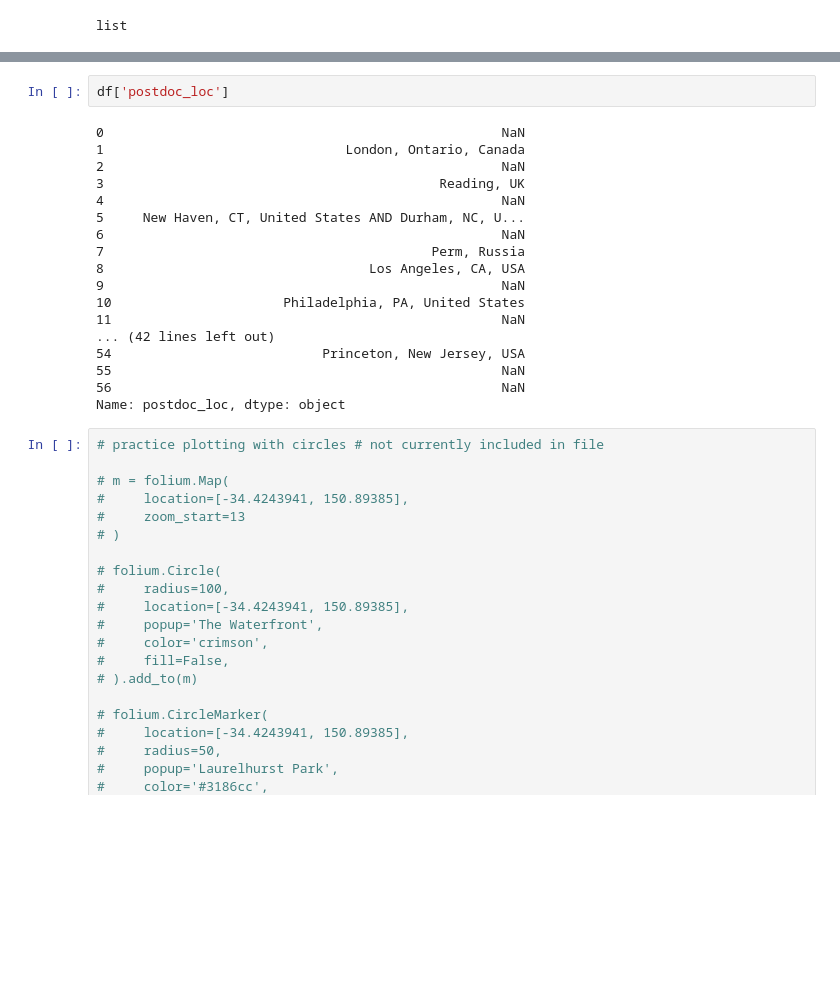
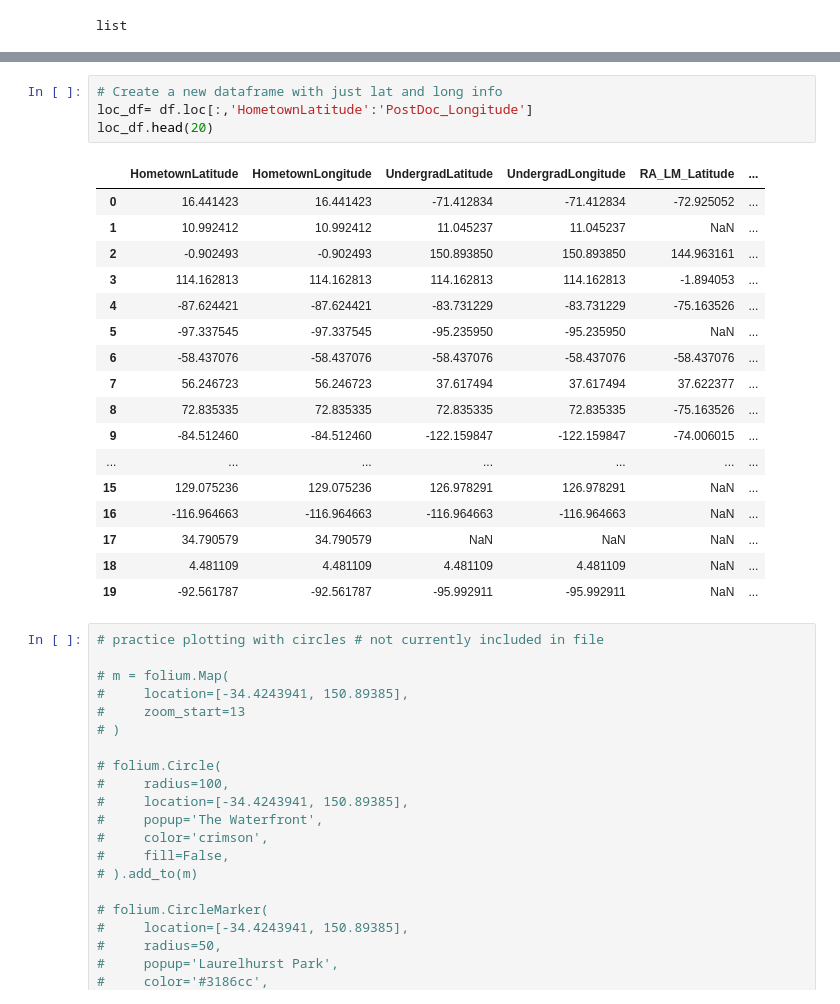
Before and after one commit to g14r/neurohackmap, a Jupyter notebook: Neuromap_code.ipynb, the cells around one changed output, grey strips where cells are left out. Cells and saved outputs as stored; diff of their text form; blank space fills up the shorter version.

Commit message:
code for making lat and long table for antonija

```diff
--- a/Neuromap_code.ipynb
+++ b/Neuromap_code.ipynb
@@ -463,26 +463,28 @@ postdoc_map
 (None, None, nan)
 (None, None, nan)
 [interactive output not drawn]
-# %%
-df['postdoc_loc']
-# %% [output]
-0                                                   NaN
-1                               London, Ontario, Canada
-2                                                   NaN
-3                                           Reading, UK
-4                                                   NaN
-5     New Haven, CT, United States AND Durham, NC, U...
-6                                                   NaN
-7                                          Perm, Russia
-8                                  Los Angeles, CA, USA
-9                                                   NaN
-10                      Philadelphia, PA, United States
-11                                                  NaN
-... (42 lines left out)
-54                           Princeton, New Jersey, USA
-55                                                  NaN
-56                                                  NaN
-Name: postdoc_loc, dtype: object
+# %%
+# Create a new dataframe with just lat and long info
+loc_df= df.loc[:,'HometownLatitude':'PostDoc_Longitude']
+loc_df.head(20)
+# %% [output]
+|  | HometownLatitude | HometownLongitude | UndergradLatitude | UndergradLongitude | RA_LM_Latitude | ... |
+| 0 | 16.441423 | 16.441423 | -71.412834 | -71.412834 | -72.925052 | ... |
+| 1 | 10.992412 | 10.992412 | 11.045237 | 11.045237 | NaN | ... |
+| 2 | -0.902493 | -0.902493 | 150.893850 | 150.893850 | 144.963161 | ... |
+| 3 | 114.162813 | 114.162813 | 114.162813 | 114.162813 | -1.894053 | ... |
+| 4 | -87.624421 | -87.624421 | -83.731229 | -83.731229 | -75.163526 | ... |
+| 5 | -97.337545 | -97.337545 | -95.235950 | -95.235950 | NaN | ... |
+| 6 | -58.437076 | -58.437076 | -58.437076 | -58.437076 | -58.437076 | ... |
+| 7 | 56.246723 | 56.246723 | 37.617494 | 37.617494 | 37.622377 | ... |
+| 8 | 72.835335 | 72.835335 | 72.835335 | 72.835335 | -75.163526 | ... |
+| 9 | -84.512460 | -84.512460 | -122.159847 | -122.159847 | -74.006015 | ... |
+| ... | ... | ... | ... | ... | ... | ... |
+| 15 | 129.075236 | 129.075236 | 126.978291 | 126.978291 | NaN | ... |
+| 16 | -116.964663 | -116.964663 | -116.964663 | -116.964663 | NaN | ... |
+| 17 | 34.790579 | 34.790579 | NaN | NaN | NaN | ... |
+| 18 | 4.481109 | 4.481109 | 4.481109 | 4.481109 | NaN | ... |
+| 19 | -92.561787 | -92.561787 | -95.992911 | -95.992911 | NaN | ... |
 # %%
 # practice plotting with circles # not currently included in file
 
```
Also changed, not shown: parts of 2 cells of this notebook.
